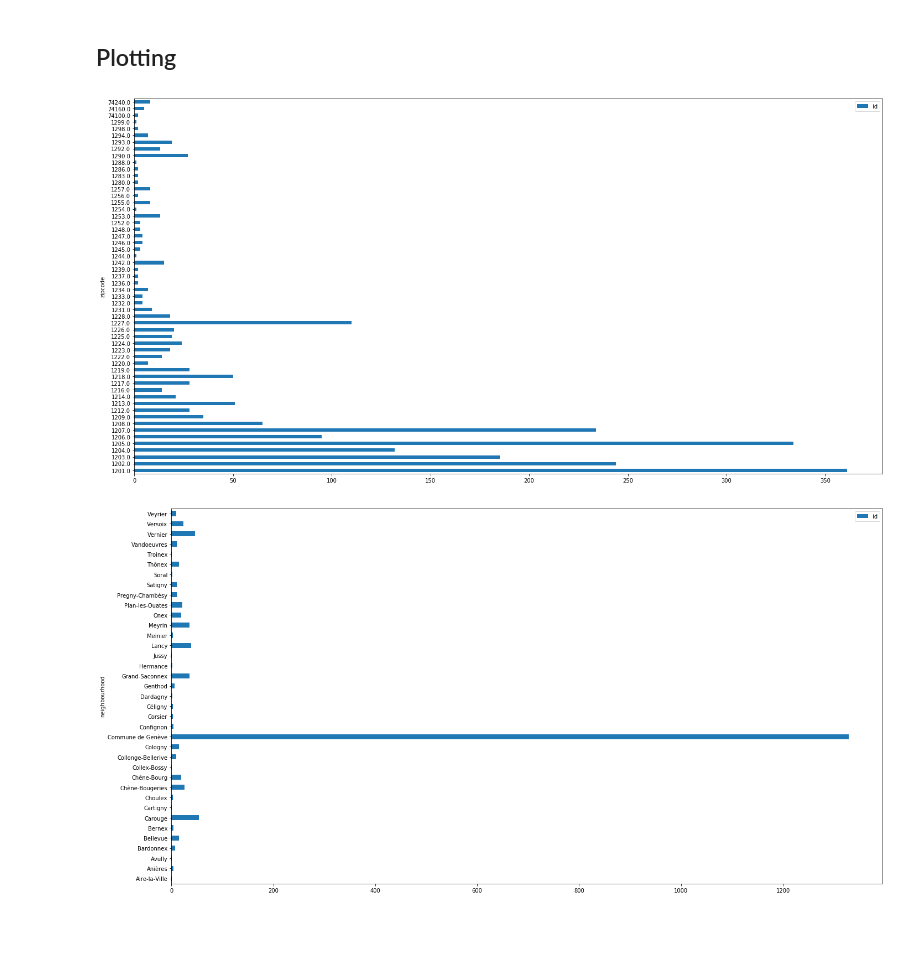
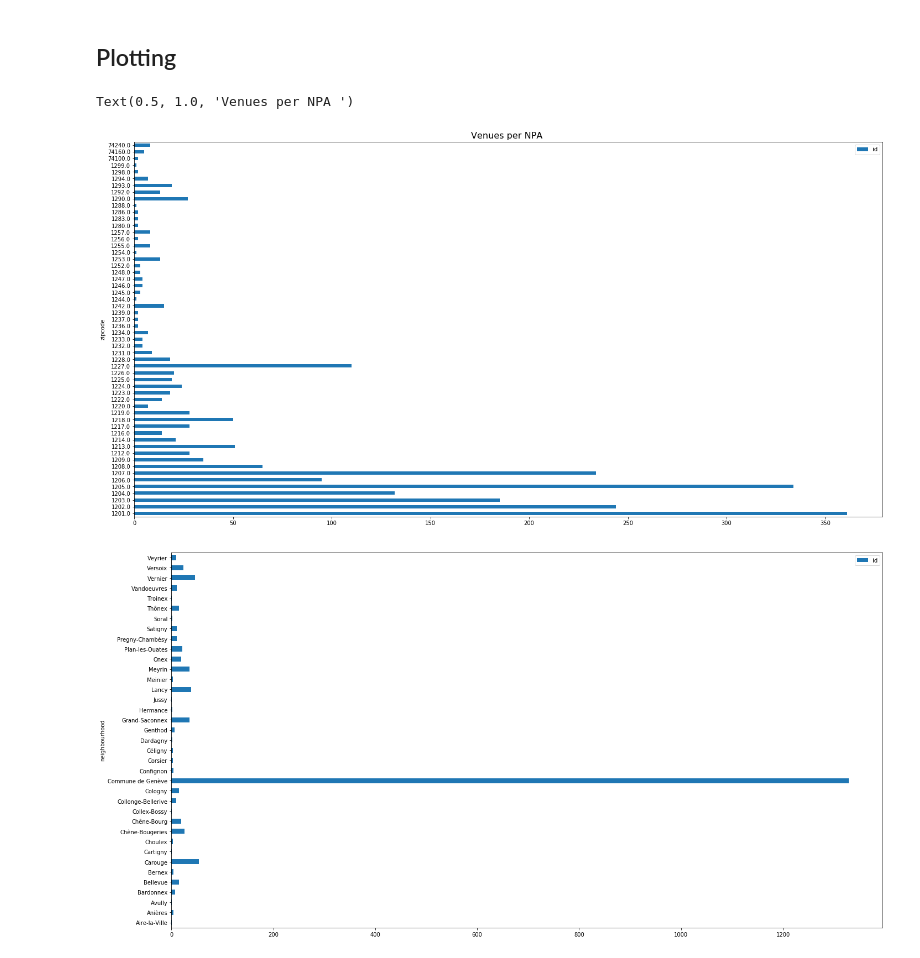
Before and after one commit to PatrizioCanzi/Course-Test, a Jupyter notebook: Capstone project- AirBnb_final.ipynb, the cells around one changed output. Cells and saved outputs as stored; diff of their text form; code cells hidden in the pictures; blank space fills up the shorter version.

```diff
--- a/Capstone project- AirBnb_final.ipynb
+++ b/Capstone project- AirBnb_final.ipynb
@@ -565,9 +582,11 @@ plt.xlim(0,500000)
 # %%
 ## Visualise how many rentable venues are present per NPA:
 df[['id','zipcode']].groupby('zipcode').count().plot.barh(figsize=(20,10))
 plt.tight_layout()
+plt.title('Venues per NPA ',fontsize=16)
 # %% [output]
+Text(0.5, 1.0, 'Venues per NPA ')
-[figure, old version]
+[figure, new version]
 # %%
 ## Visualise how many rentable venues are present per NPA:
 df[['id','neighbourhood']].groupby('neighbourhood').count().plot.barh(figsize=(20,10))
```
Also changed, not shown: parts of 34 cells of this notebook, 2 other files.
